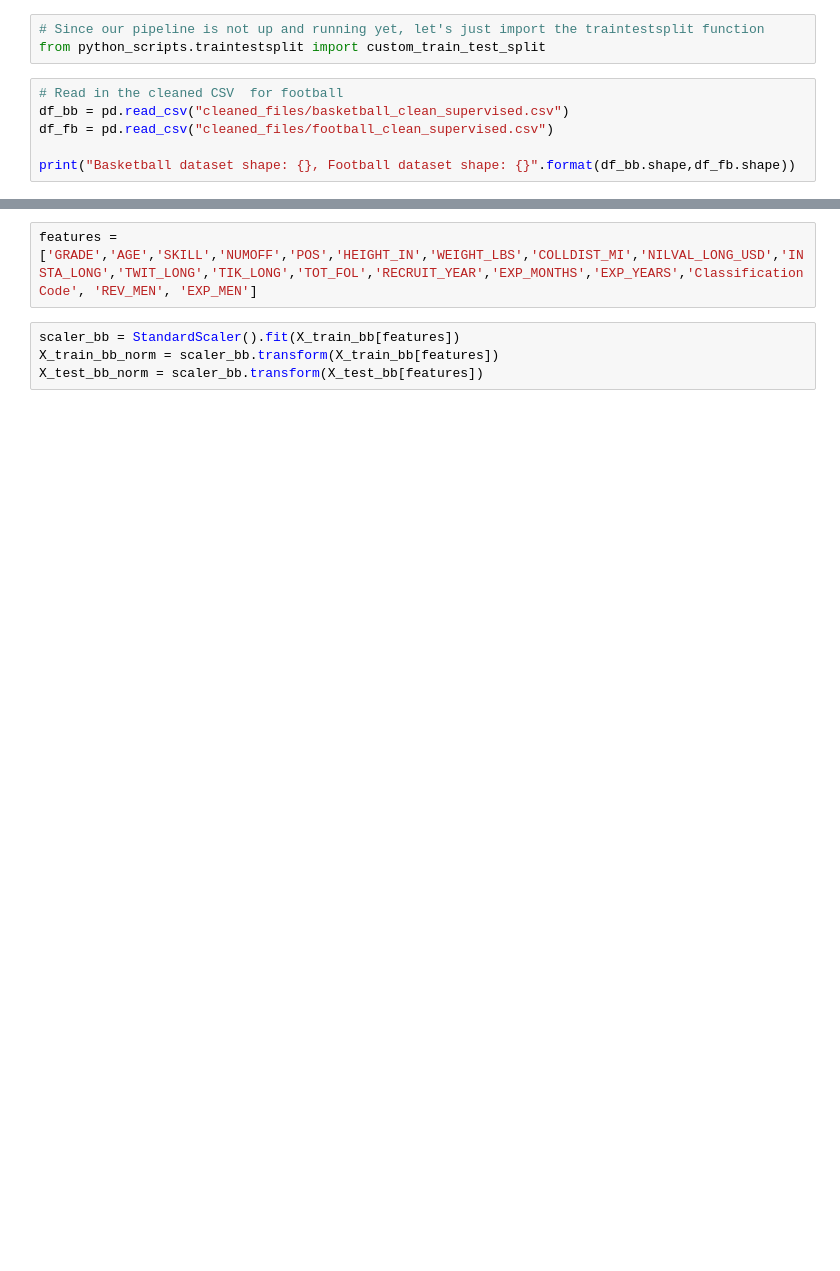
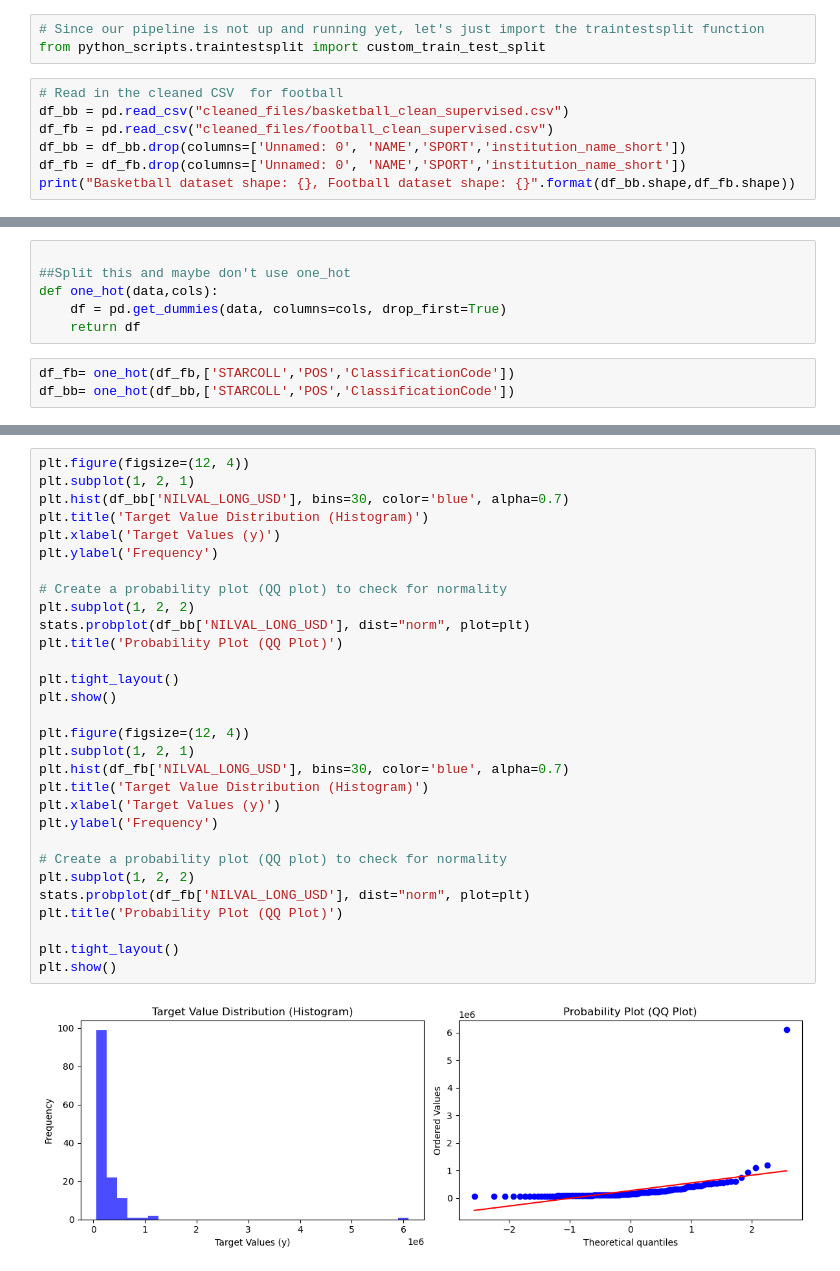
Before and after one commit to mvizzini951/MS2_NIL, a Jupyter notebook: supervised_cmf.ipynb, the cells around one changed output, grey strips where cells are left out. Drawn from its saved outputs; the diff is of its cells as text; blank space fills up the shorter version.

```diff
--- a/supervised_cmf.ipynb
+++ b/supervised_cmf.ipynb
@@ -13,6 +18,7 @@ from python_scripts.traintestsplit import custom_train_test_split
 # Read in the cleaned CSV  for football
 df_bb = pd.read_csv("cleaned_files/basketball_clean_supervised.csv")
 df_fb = pd.read_csv("cleaned_files/football_clean_supervised.csv")
-
+df_bb = df_bb.drop(columns=['Unnamed: 0', 'NAME','SPORT','institution_name_short'])
+df_fb = df_fb.drop(columns=['Unnamed: 0', 'NAME','SPORT','institution_name_short'])
 print("Basketball dataset shape: {}, Football dataset shape: {}".format(df_bb.shape,df_fb.shape))
 # %% [output]
@@ -19,0 +26,9 @@ Basketball dataset shape: (137, 19), Football dataset shape: (1263, 19)
+# %%
+
+##Split this and maybe don't use one_hot
+def one_hot(data,cols):
+    df = pd.get_dummies(data, columns=cols, drop_first=True)
+    return df
+# %%
+df_fb= one_hot(df_fb,['STARCOLL','POS','ClassificationCode'])
+df_bb= one_hot(df_bb,['STARCOLL','POS','ClassificationCode'])
@@ -32,6 +56,32 @@ print(X_train_fb.shape, X_test_fb.shape, X_valid_fb.shape)
-# %%
-features = ['GRADE','AGE','SKILL','NUMOFF','POS','HEIGHT_IN','WEIGHT_LBS','COLLDIST_MI','NILVAL_LONG_USD','INSTA_LONG','TWIT_LONG','TIK_LONG','TOT_FOL','RECRUIT_YEAR','EXP_MONTHS','EXP_YEARS','ClassificationCode', 'REV_MEN', 'EXP_MEN']
-# %%
-scaler_bb = StandardScaler().fit(X_train_bb[features])
-X_train_bb_norm = scaler_bb.transform(X_train_bb[features])
-X_test_bb_norm = scaler_bb.transform(X_test_bb[features])
+# %%
+plt.figure(figsize=(12, 4))
+plt.subplot(1, 2, 1)
+plt.hist(df_bb['NILVAL_LONG_USD'], bins=30, color='blue', alpha=0.7)
+plt.title('Target Value Distribution (Histogram)')
+plt.xlabel('Target Values (y)')
+plt.ylabel('Frequency')
+
+# Create a probability plot (QQ plot) to check for normality
+plt.subplot(1, 2, 2)
+stats.probplot(df_bb['NILVAL_LONG_USD'], dist="norm", plot=plt)
+plt.title('Probability Plot (QQ Plot)')
+
+plt.tight_layout()
+plt.show()
+
+plt.figure(figsize=(12, 4))
+plt.subplot(1, 2, 1)
+plt.hist(df_fb['NILVAL_LONG_USD'], bins=30, color='blue', alpha=0.7)
+plt.title('Target Value Distribution (Histogram)')
+plt.xlabel('Target Values (y)')
+plt.ylabel('Frequency')
+
+# Create a probability plot (QQ plot) to check for normality
+plt.subplot(1, 2, 2)
+stats.probplot(df_fb['NILVAL_LONG_USD'], dist="norm", plot=plt)
+plt.title('Probability Plot (QQ Plot)')
+
+plt.tight_layout()
+plt.show()
+# %% [output]
+[figure, added]
```
Also changed, not shown: parts of 23 cells of this notebook.
